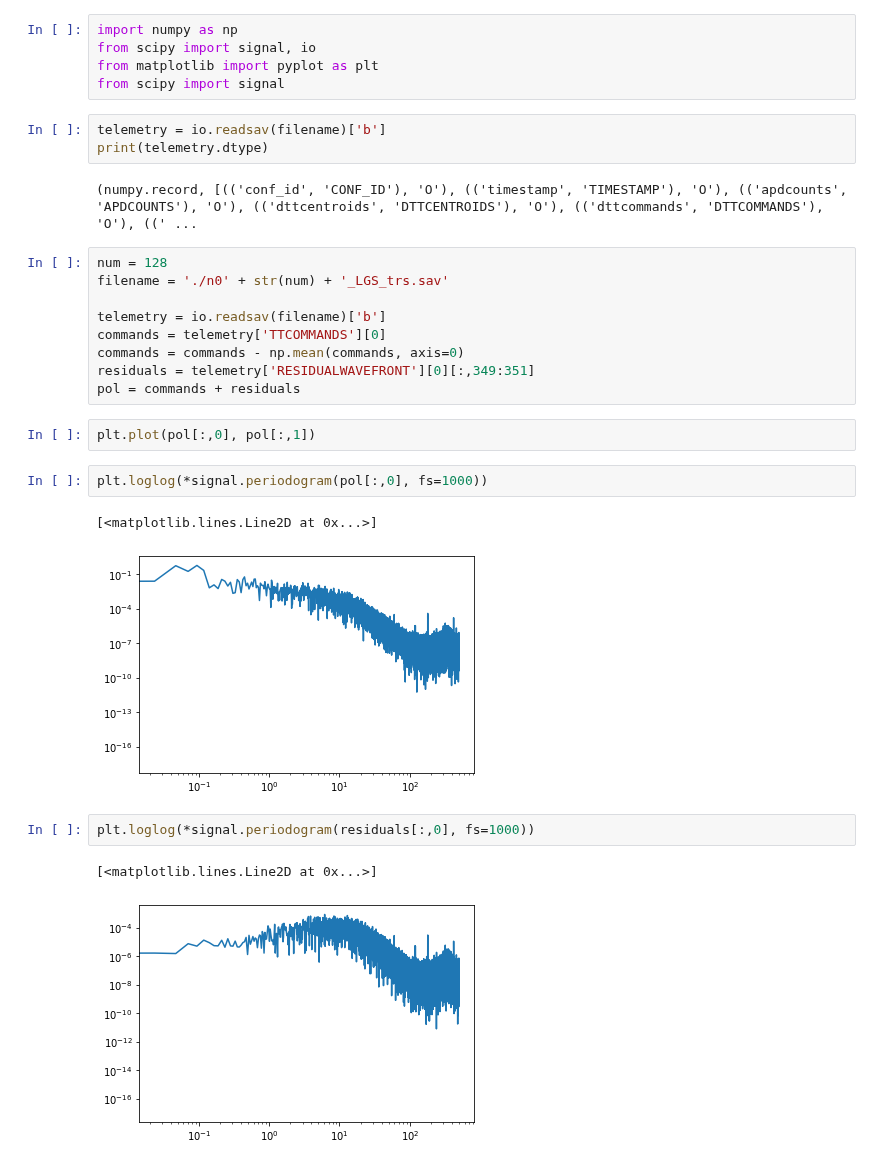
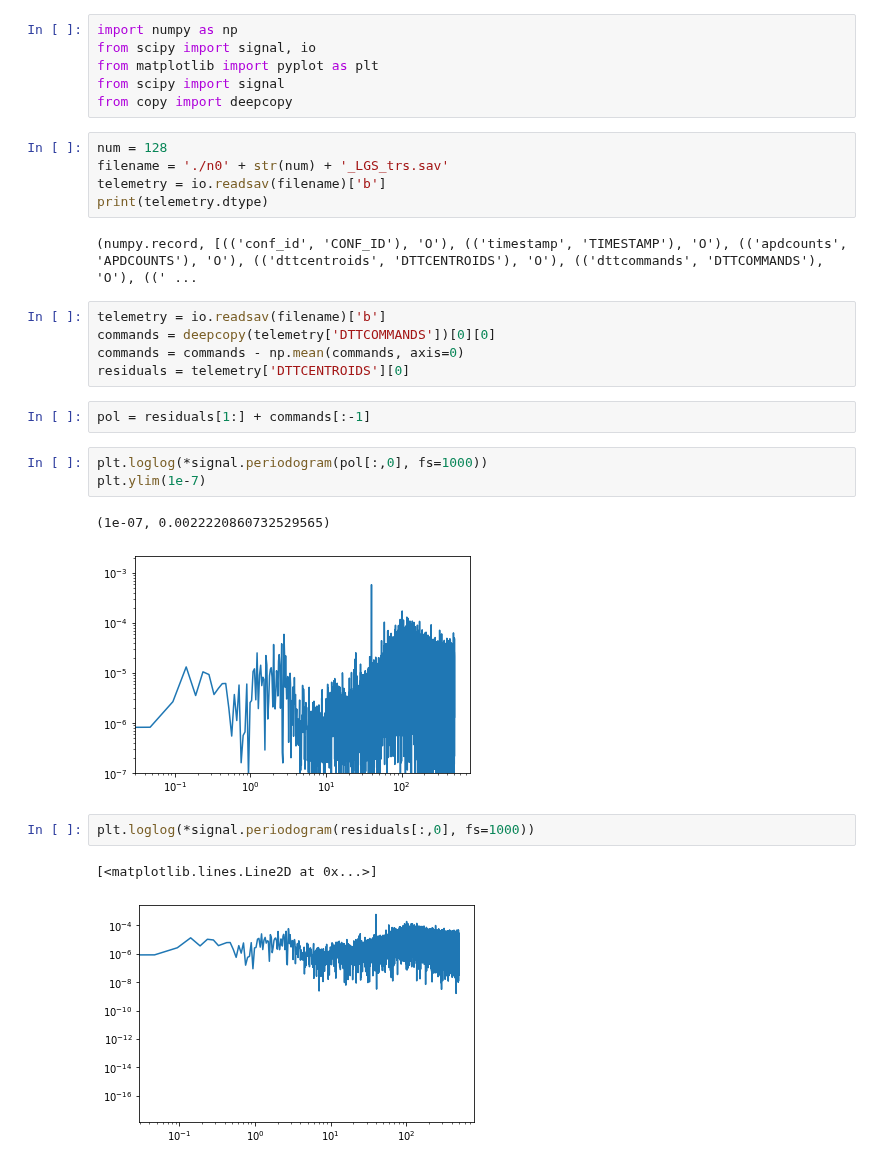
Before and after one commit to aditya-sengupta/tip-tilt-control, a Jupyter notebook: control/telemetry/quickviews.ipynb, the cells around one changed output. Saved outputs shown, nothing was run; the diff lists cells and outputs as text.

```diff
--- a/control/telemetry/quickviews.ipynb
+++ b/control/telemetry/quickviews.ipynb
@@ -3,29 +3,29 @@ import numpy as np
 from scipy import signal, io
 from matplotlib import pyplot as plt
 from scipy import signal
+from copy import deepcopy
 # %%
+num = 128
+filename = './n0' + str(num) + '_LGS_trs.sav'
 telemetry = io.readsav(filename)['b']
 print(telemetry.dtype)
 # %% [output]
 (numpy.record, [(('conf_id', 'CONF_ID'), 'O'), (('timestamp', 'TIMESTAMP'), 'O'), (('apdcounts', 'APDCOUNTS'), 'O'), (('dttcentroids', 'DTTCENTROIDS'), 'O'), (('dttcommands', 'DTTCOMMANDS'), 'O'), ((' ...
 # %%
-num = 128
-filename = './n0' + str(num) + '_LGS_trs.sav'
-
 telemetry = io.readsav(filename)['b']
-commands = telemetry['TTCOMMANDS'][0]
+commands = deepcopy(telemetry['DTTCOMMANDS'])[0][0]
 commands = commands - np.mean(commands, axis=0)
-residuals = telemetry['RESIDUALWAVEFRONT'][0][:,349:351]
-pol = commands + residuals
+residuals = telemetry['DTTCENTROIDS'][0]
-# %%
-plt.plot(pol[:,0], pol[:,1])
+# %%
+pol = residuals[1:] + commands[:-1]
 # %%
 plt.loglog(*signal.periodogram(pol[:,0], fs=1000))
+plt.ylim(1e-7)
 # %% [output]
-[<matplotlib.lines.Line2D at 0x...>]
+(1e-07, 0.0022220860732529565)
-[figure, old version]
+[figure, new version]
 # %%
 plt.loglog(*signal.periodogram(residuals[:,0], fs=1000))
 # %% [output]
 [<matplotlib.lines.Line2D at 0x...>]
-[figure, old version]
+[figure, new version]
```
